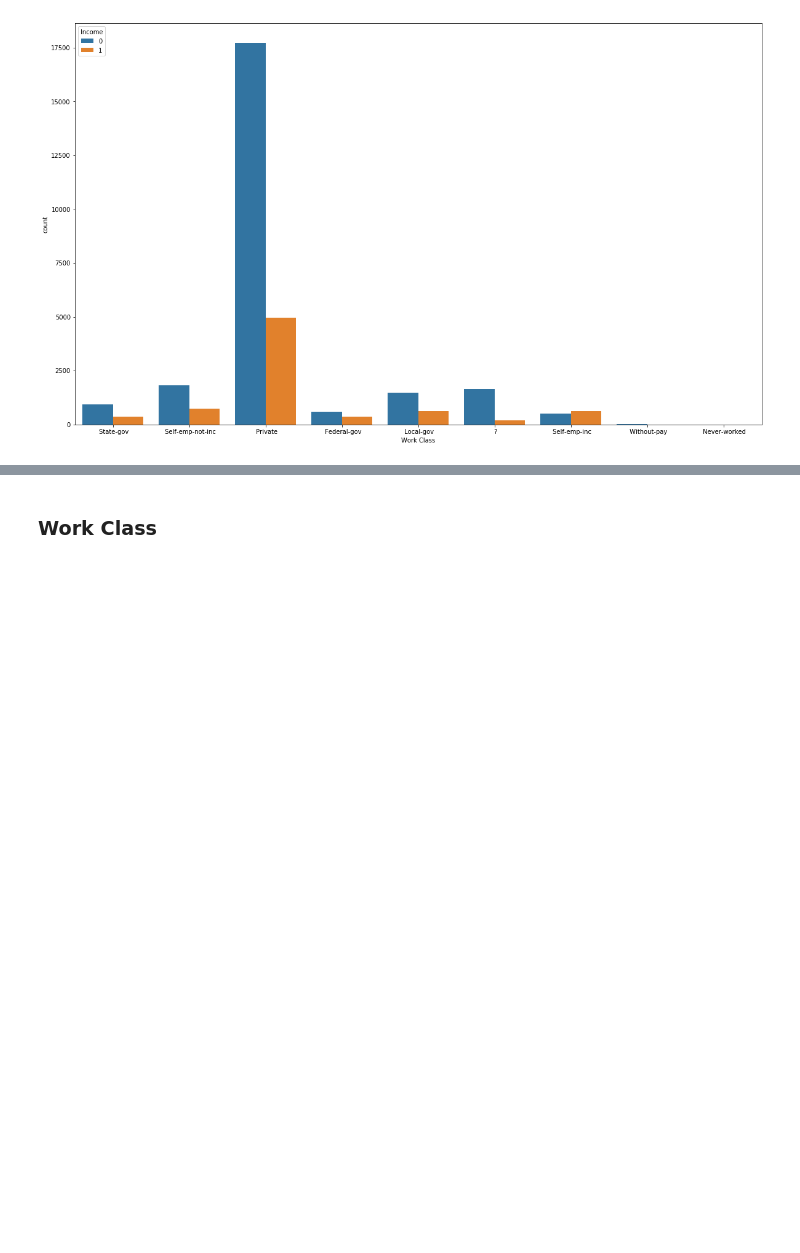
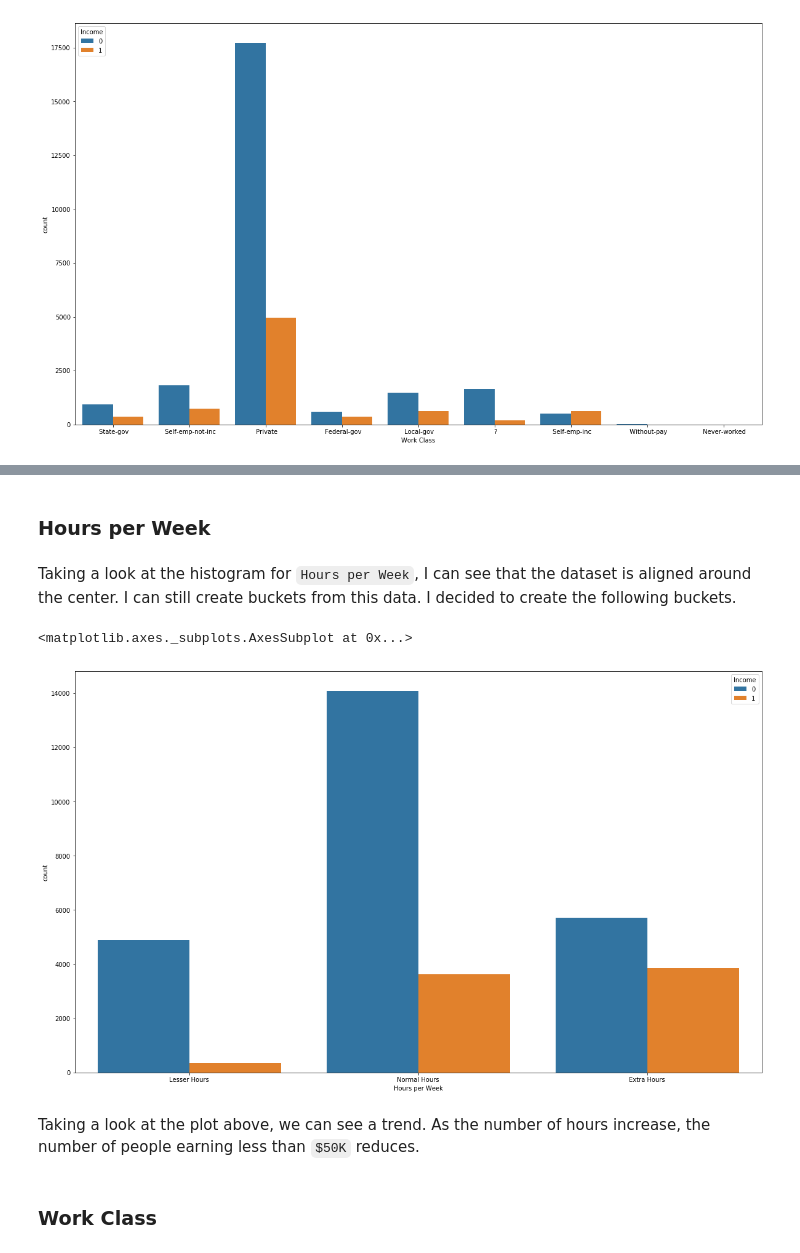
Before and after one commit to kb22/Income-Predictor, a Jupyter notebook: Income Predictor.ipynb, the cells around one changed output, grey strips where cells are left out. Saved outputs shown, nothing was run; the diff lists cells and outputs as text; code cells hidden in the pictures; blank space fills up the shorter version.

```diff
--- a/Income Predictor.ipynb
+++ b/Income Predictor.ipynb
@@ -104,3 +138,18 @@ sns.countplot(x = 'Work Class', hue = 'Income', data = dataset)
+# %% [markdown]
+### Hours per Week
+# %% [markdown]
+Taking a look at the histogram for `Hours per Week`, I can see that the dataset is aligned around the center. I can still create buckets from this data. I decided to create the following buckets.
+# %%
+dataset['Hours per Week'] = pd.cut(dataset['Hours per Week'],
+                                   bins = [0, 30, 40, 100],
+                                   labels = ['Lesser Hours', 'Normal Hours', 'Extra Hours'])
+# %%
+sns.countplot(x = 'Hours per Week', hue = 'Income', data = dataset)
+# %% [output]
+<matplotlib.axes._subplots.AxesSubplot at 0x...>
+[figure, added]
+# %% [markdown]
+Taking a look at the plot above, we can see a trend. As the number of hours increase, the number of people earning less than `$50K` reduces.
 # %% [markdown]
 ### Work Class
 # %% [markdown]
```
Also changed, not shown: parts of 13 cells of this notebook, 1 other file.
